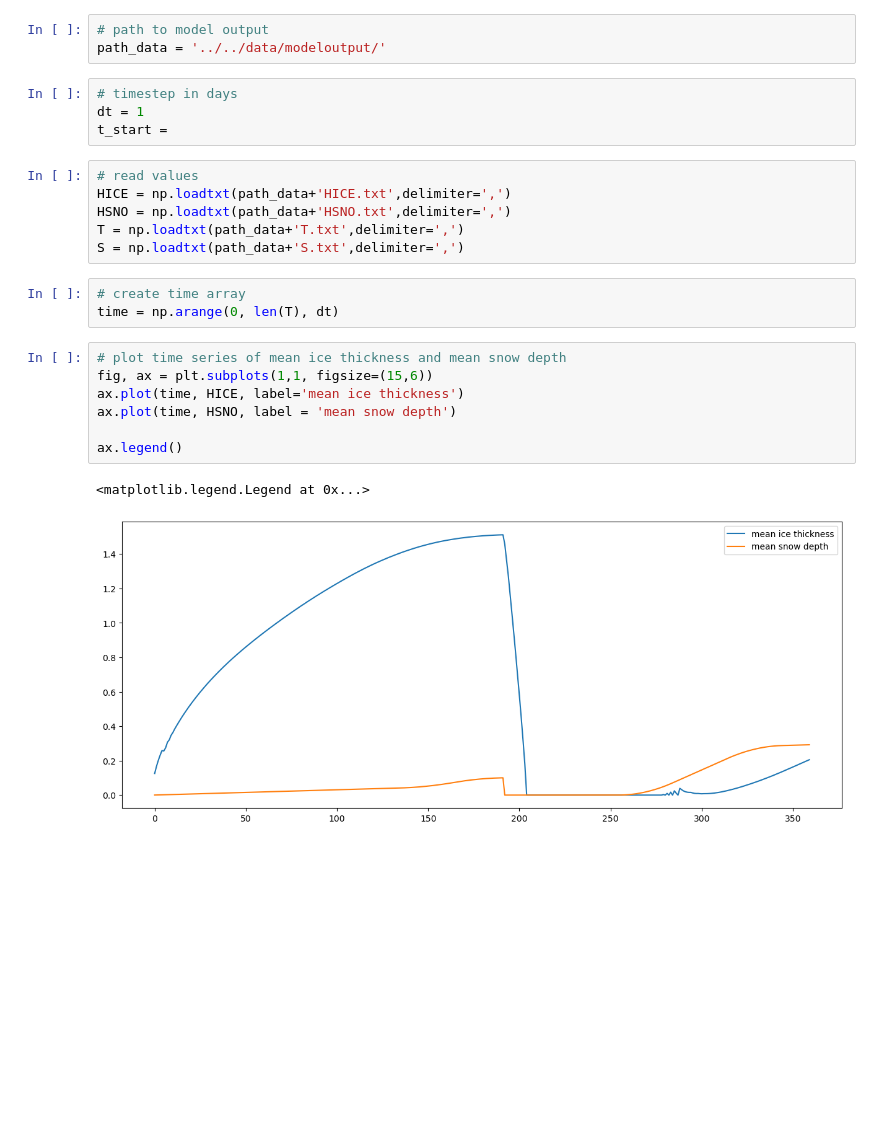
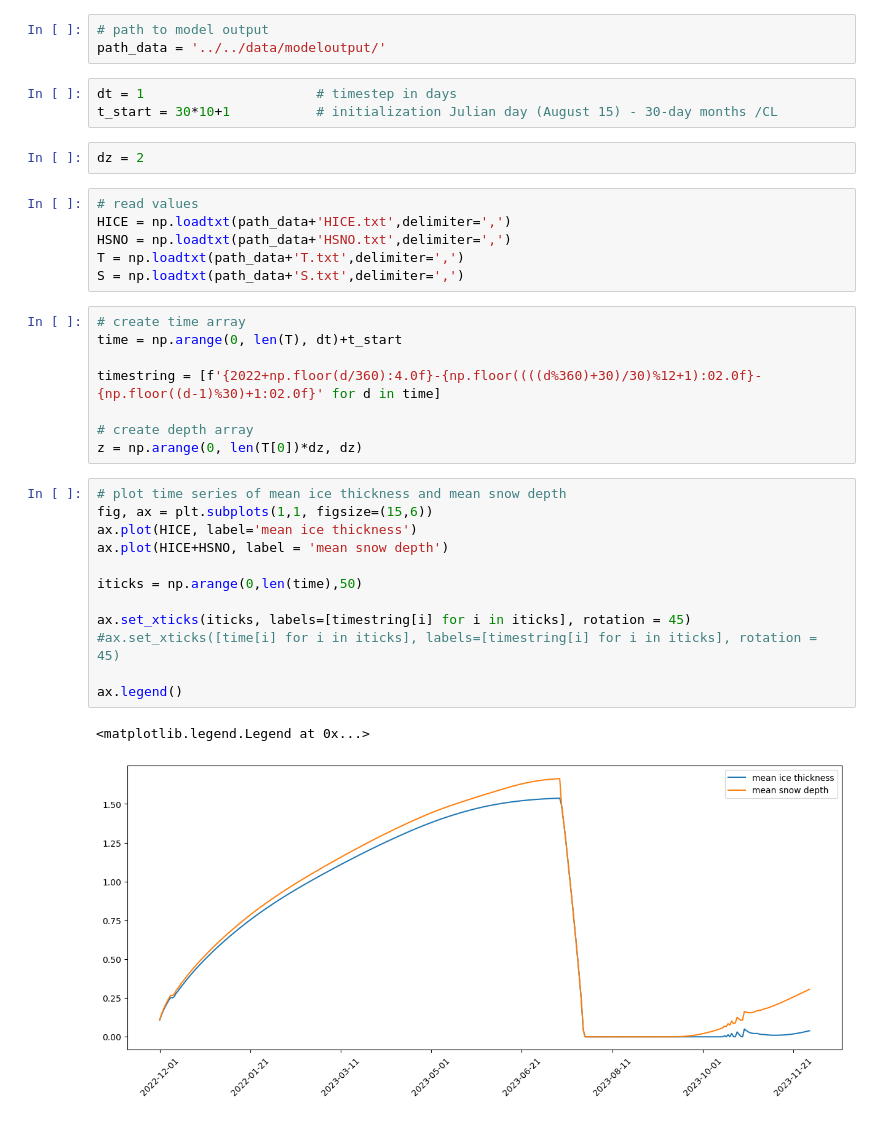
Before and after one commit to alpsjur/AGF-Adventfjorden, a Jupyter notebook: code/notebooks/plot_1Dice_output.ipynb, the cells around one changed output. Drawn from its saved outputs; the diff is of its cells as text; blank space fills up the shorter version.

```diff
--- a/code/notebooks/plot_1Dice_output.ipynb
+++ b/code/notebooks/plot_1Dice_output.ipynb
@@ -6,9 +7,10 @@ import cmocean as cmo
 # path to model output
 path_data = '../../data/modeloutput/'
 # %%
-# timestep in days
-dt = 1
-t_start =
+dt = 1                      # timestep in days
+t_start = 30*10+1           # initialization Julian day (August 15) - 30-day months /CL
+# %%
+dz = 2
 # %%
 # read values
 HICE = np.loadtxt(path_data+'HICE.txt',delimiter=',')
@@ -17,16 +19,26 @@ T = np.loadtxt(path_data+'T.txt',delimiter=',')
 S = np.loadtxt(path_data+'S.txt',delimiter=',')
 # %%
 # create time array
-time = np.arange(0, len(T), dt)
+time = np.arange(0, len(T), dt)+t_start
+
+timestring = [f'{2022+np.floor(d/360):4.0f}-{np.floor((((d%360)+30)/30)%12+1):02.0f}-{np.floor((d-1)%30)+1:02.0f}' for d in time]
+
+# create depth array
+z = np.arange(0, len(T[0])*dz, dz)
 # %%
 # plot time series of mean ice thickness and mean snow depth
 fig, ax = plt.subplots(1,1, figsize=(15,6))
-ax.plot(time, HICE, label='mean ice thickness')
-ax.plot(time, HSNO, label = 'mean snow depth')
+ax.plot(HICE, label='mean ice thickness')
+ax.plot(HICE+HSNO, label = 'mean snow depth')
+
+iticks = np.arange(0,len(time),50)
+
+ax.set_xticks(iticks, labels=[timestring[i] for i in iticks], rotation = 45)
+#ax.set_xticks([time[i] for i in iticks], labels=[timestring[i] for i in iticks], rotation = 45)
 
 ax.legend()
 # %% [output]
 <matplotlib.legend.Legend at 0x...>
-[figure, old version]
+[figure, new version]
 # %%
 # plot ocean profiles
```
Also changed, not shown: parts of 4 cells of this notebook, 26 other files.
